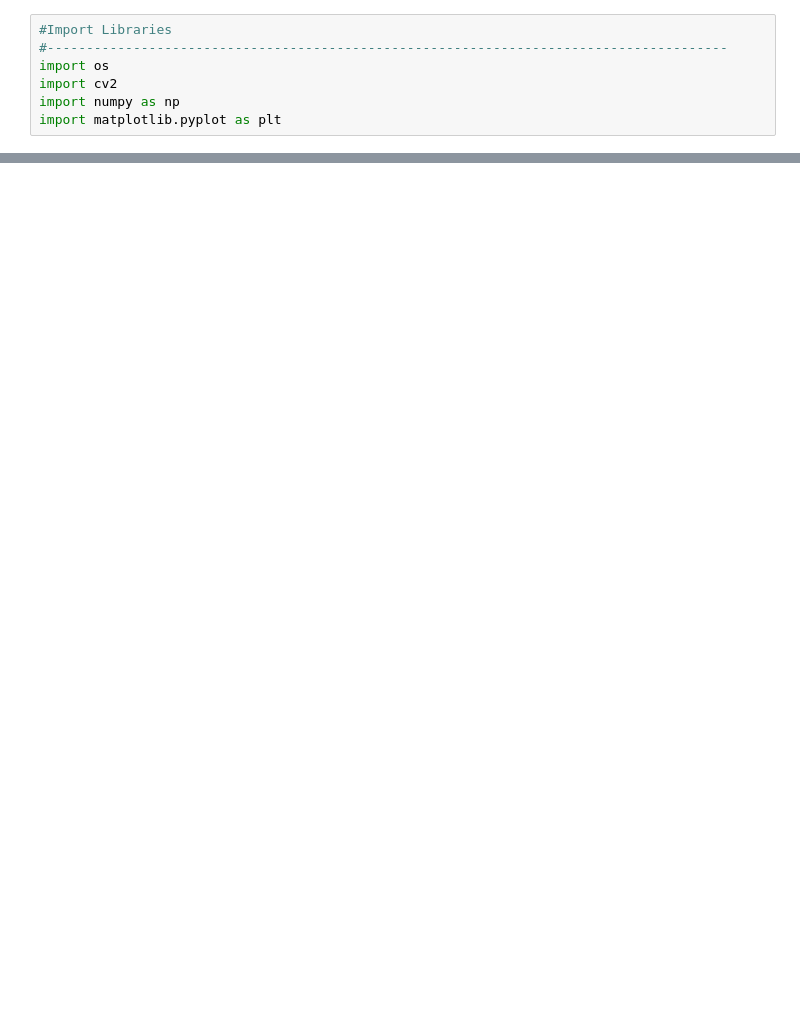
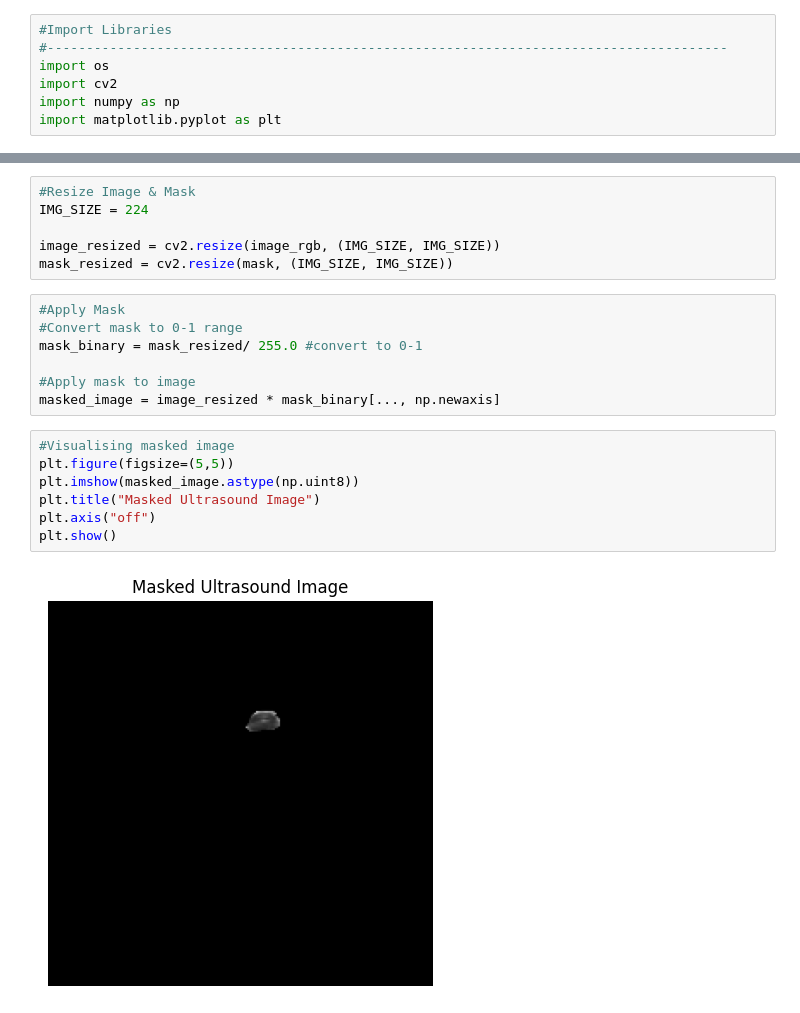
Before and after one commit to tdev2000/Breast_Cancer_WebApplication, a Jupyter notebook: backend/ai/model_training.ipynb, the cells around one changed output, grey strips where cells are left out. Cells and saved outputs as stored; diff of their text form; blank space fills up the shorter version.

```diff
--- a/backend/ai/model_training.ipynb
+++ b/backend/ai/model_training.ipynb
@@ -33,0 +60,22 @@ plt.show()
+# %%
+#Resize Image & Mask
+IMG_SIZE = 224
+
+image_resized = cv2.resize(image_rgb, (IMG_SIZE, IMG_SIZE))
+mask_resized = cv2.resize(mask, (IMG_SIZE, IMG_SIZE))
+# %%
+#Apply Mask
+#Convert mask to 0-1 range
+mask_binary = mask_resized/ 255.0 #convert to 0-1
+
+#Apply mask to image
+masked_image = image_resized * mask_binary[..., np.newaxis]
+# %%
+#Visualising masked image
+plt.figure(figsize=(5,5))
+plt.imshow(masked_image.astype(np.uint8))
+plt.title("Masked Ultrasound Image")
+plt.axis("off")
+plt.show()
+# %% [output]
+[figure, added]
```
Also changed, not shown: parts of 18 cells of this notebook.
